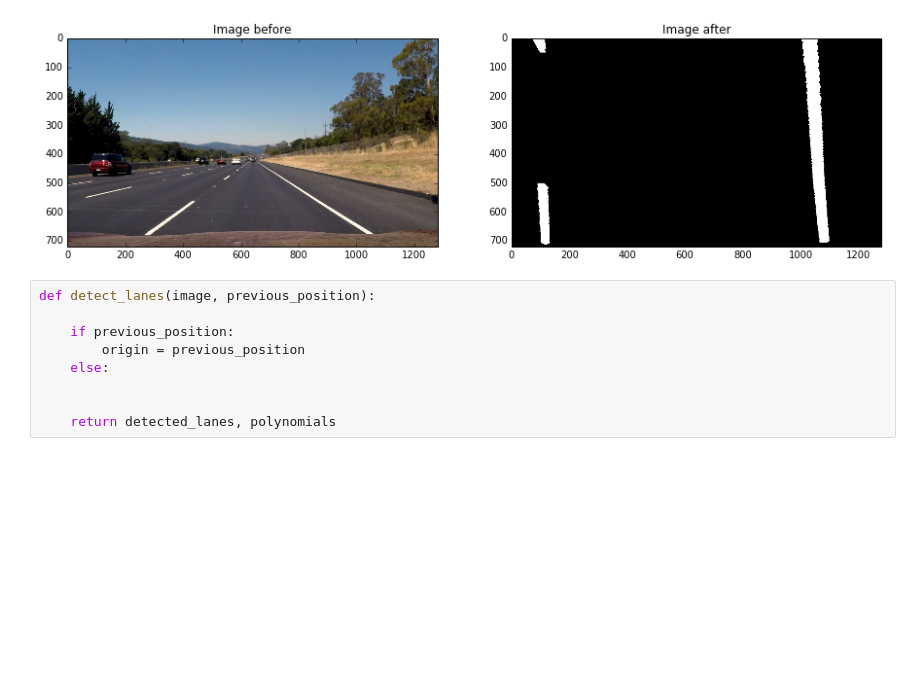
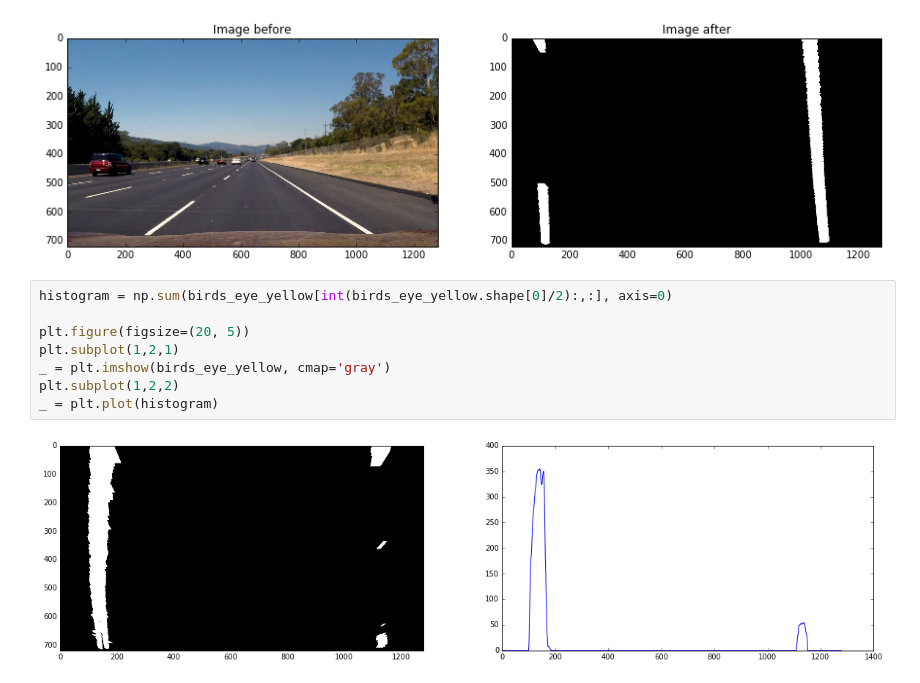
Before and after one commit to csq20081052/CarND-Advanced-Lane-Lines-P4, a Jupyter notebook: Pipeline_part2.ipynb, the cells around one changed output. Drawn from its saved outputs; the diff is of its cells as text; blank space fills up the shorter version.

```diff
--- a/Pipeline_part2.ipynb
+++ b/Pipeline_part2.ipynb
@@ -85,12 +85,13 @@ fp.visualize_before_after(laboratory_rat_yellow, birds_eye_yellow, cmap='gray')
 fp.visualize_before_after(laboratory_rat_white, birds_eye_white, cmap='gray')
 # %% [output]
 [figure]
-# %%
-def detect_lanes(image, previous_position):
-
-    if previous_position:
-        origin = previous_position
-    else:
-
-
-    return detected_lanes, polynomials
+# %%
+histogram = np.sum(birds_eye_yellow[int(birds_eye_yellow.shape[0]/2):,:], axis=0)
+
+plt.figure(figsize=(20, 5))
+plt.subplot(1,2,1)
+_ = plt.imshow(birds_eye_yellow, cmap='gray')
+plt.subplot(1,2,2)
+_ = plt.plot(histogram)
+# %% [output]
+[figure, added]
```
Also changed, not shown: parts of 16 cells of this notebook.
